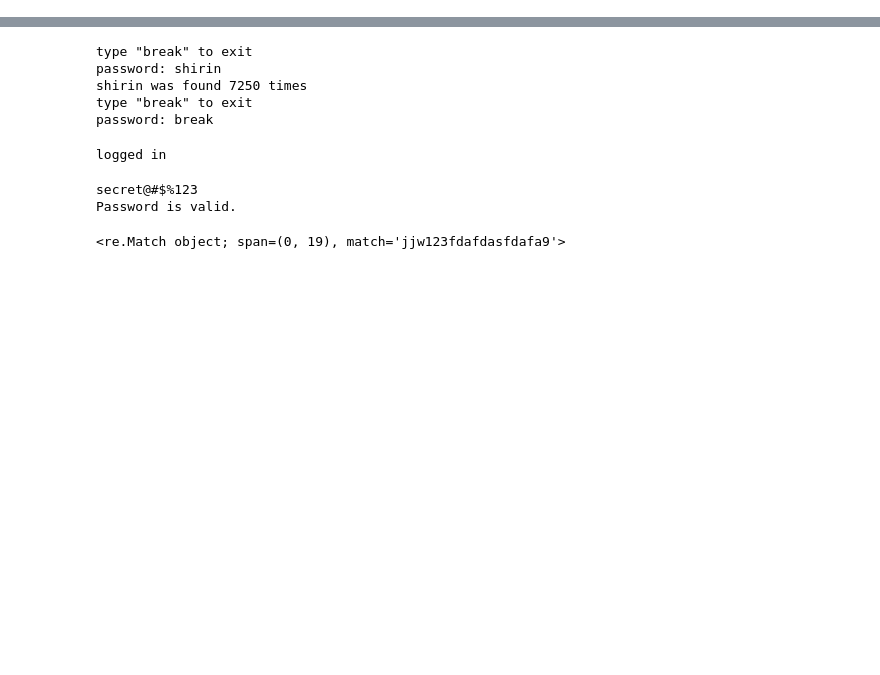
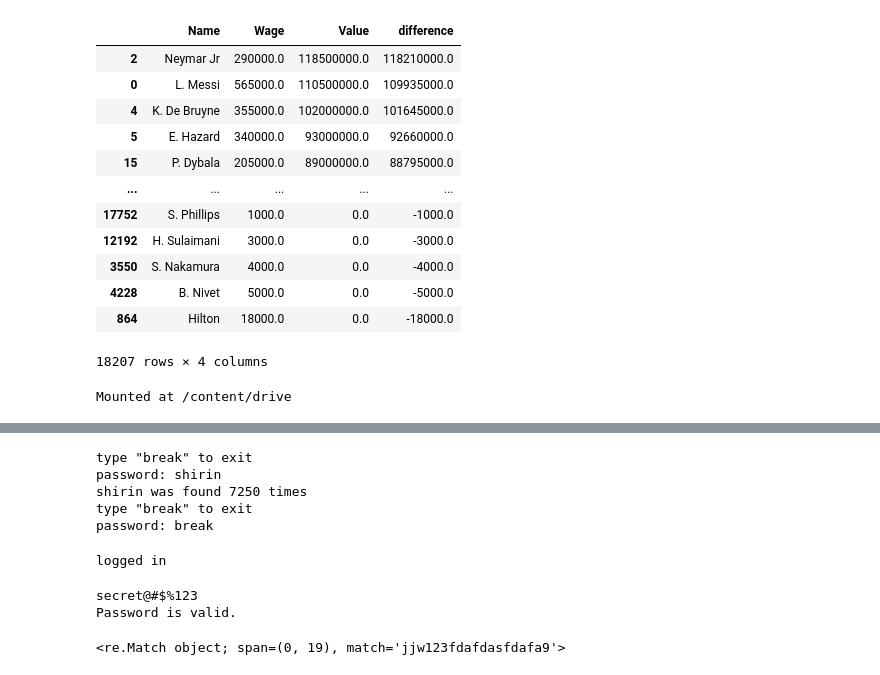
Before and after one commit to shirinrafia/https-github.com-RishubHighIQ-InstaBase_python_trainer, a Jupyter notebook: Python_Trainer_Notebook_shirin.ipynb, the cells around one changed output, grey strips where cells are left out. Saved outputs shown, nothing was run; the diff lists cells and outputs as text; code cells hidden in the pictures; blank space fills up the shorter version.

```diff
--- a/Python_Trainer_Notebook_shirin.ipynb
+++ b/Python_Trainer_Notebook_shirin.ipynb
@@ -2,0 +222,47 @@
+# %%
+import pandas as pd
+data_frame = pd.read_csv('/data.csv')
+data_frame
+df1 = pd.DataFrame(data_frame, columns=['Name', 'Wage', 'Value'])
+def value_to_float(x):
+    if type(x) == float or type(x) == int:
+        return x
+    if 'K' in x:
+        if len(x) > 1:
+            return float(x.replace('K', '')) * 1000
+        return 1000.0
+    if 'M' in x:
+        if len(x) > 1:
+            return float(x.replace('M', '')) * 1000000
+        return 1000000.0
+    if 'B' in x:
+        return float(x.replace('B', '')) * 1000000000
+    return 0.0
+
+wage = df1['Wage'].replace('[\€,]', '', regex=True).apply(value_to_float)
+value = df1['Value'].replace('[\€,]', '', regex=True).apply(value_to_float)
+
+df1['Wage'] = wage
+df1['Value'] = value
+
+df1['difference'] = df1['Value'] - df1['Wage']
+df1.sort_values('difference', ascending=False)
+# %% [output]
+|  | Name | Wage | Value | difference |
+| 2 | Neymar Jr | 290000.0 | 118500000.0 | 118210000.0 |
+| 0 | L. Messi | 565000.0 | 110500000.0 | 109935000.0 |
+| 4 | K. De Bruyne | 355000.0 | 102000000.0 | 101645000.0 |
+| 5 | E. Hazard | 340000.0 | 93000000.0 | 92660000.0 |
+| 15 | P. Dybala | 205000.0 | 89000000.0 | 88795000.0 |
+| ... | ... | ... | ... | ... |
+| 17752 | S. Phillips | 1000.0 | 0.0 | -1000.0 |
+| 12192 | H. Sulaimani | 3000.0 | 0.0 | -3000.0 |
+| 3550 | S. Nakamura | 4000.0 | 0.0 | -4000.0 |
+| 4228 | B. Nivet | 5000.0 | 0.0 | -5000.0 |
+| 864 | Hilton | 18000.0 | 0.0 | -18000.0 |
+18207 rows × 4 columns
+# %%
+from google.colab import drive
+drive.mount('/content/drive')
+# %% [output]
+Mounted at /content/drive
```
Also changed, not shown: parts of 4 cells of this notebook.
